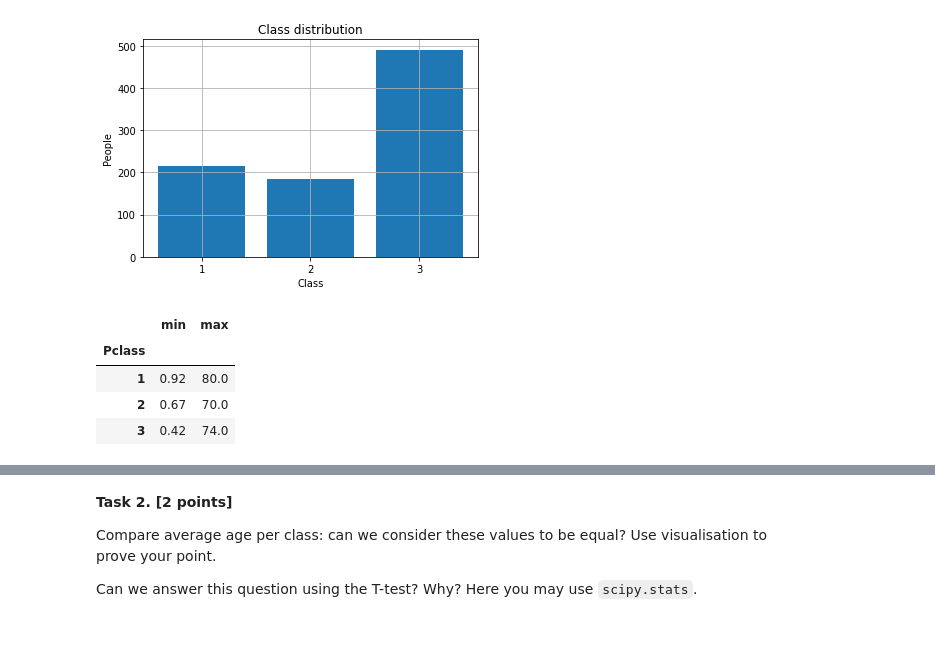
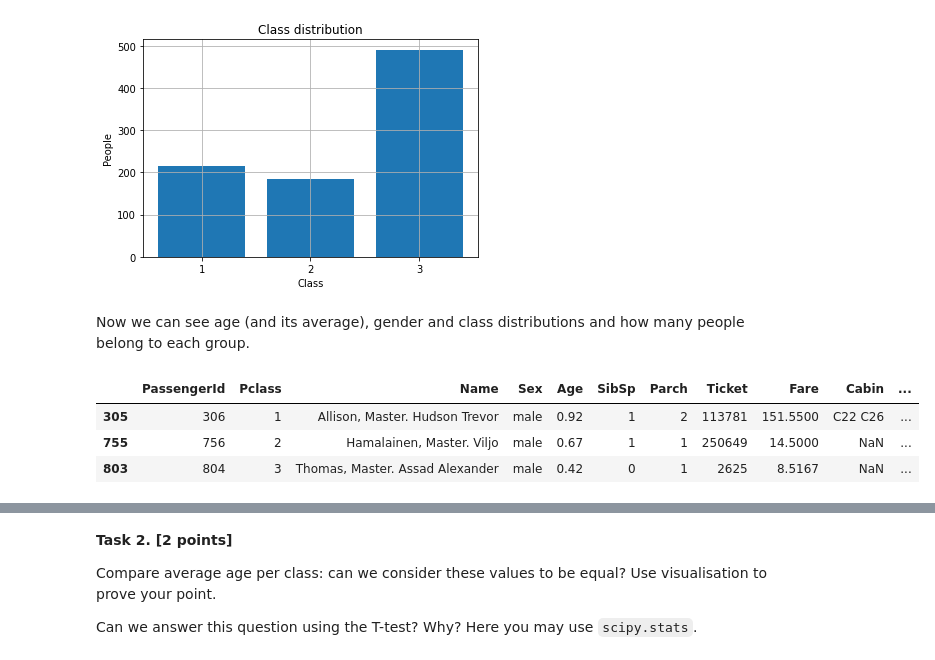
Before and after one commit to eugeuie/machine-learning, a Jupyter notebook: homework_1_numpy_pandas_matplotlib/2021_lab01_m103_Abdullaeva_Evgenia.ipynb, the cells around one changed output, grey strips where cells are left out. Saved outputs shown, nothing was run; the diff lists cells and outputs as text; code cells hidden in the pictures; blank space fills up the shorter version.

```diff
--- a/homework_1_numpy_pandas_matplotlib/2021_lab01_m103_Abdullaeva_Evgenia.ipynb
+++ b/homework_1_numpy_pandas_matplotlib/2021_lab01_m103_Abdullaeva_Evgenia.ipynb
@@ -688,11 +726,12 @@ plt.grid(10)
 plt.show()
 # %% [output]
 [figure]
+# %% [markdown]
+Now we can see age (and its average), gender and class distributions and how many people belong to each group.
 # %%
-db.groupby('Pclass', as_index=False)['Age'].aggregate(['min', 'max'])
+db.loc[db.groupby('Pclass').Age.idxmin()]
 # %% [output]
-|  | min | max |
-| Pclass |  |  |
-| 1 | 0.92 | 80.0 |
-| 2 | 0.67 | 70.0 |
-| 3 | 0.42 | 74.0 |
+|  | PassengerId | Pclass | Name | Sex | Age | SibSp | Parch | Ticket | Fare | Cabin | ... |
+| 305 | 306 | 1 | Allison, Master. Hudson Trevor | male | 0.92 | 1 | 2 | 113781 | 151.5500 | C22 C26 | ... |
+| 755 | 756 | 2 | Hamalainen, Master. Viljo | male | 0.67 | 1 | 1 | 250649 | 14.5000 | NaN | ... |
+| 803 | 804 | 3 | Thomas, Master. Assad Alexander | male | 0.42 | 0 | 1 | 2625 | 8.5167 | NaN | ... |
```
Also changed, not shown: parts of 37 cells of this notebook.
